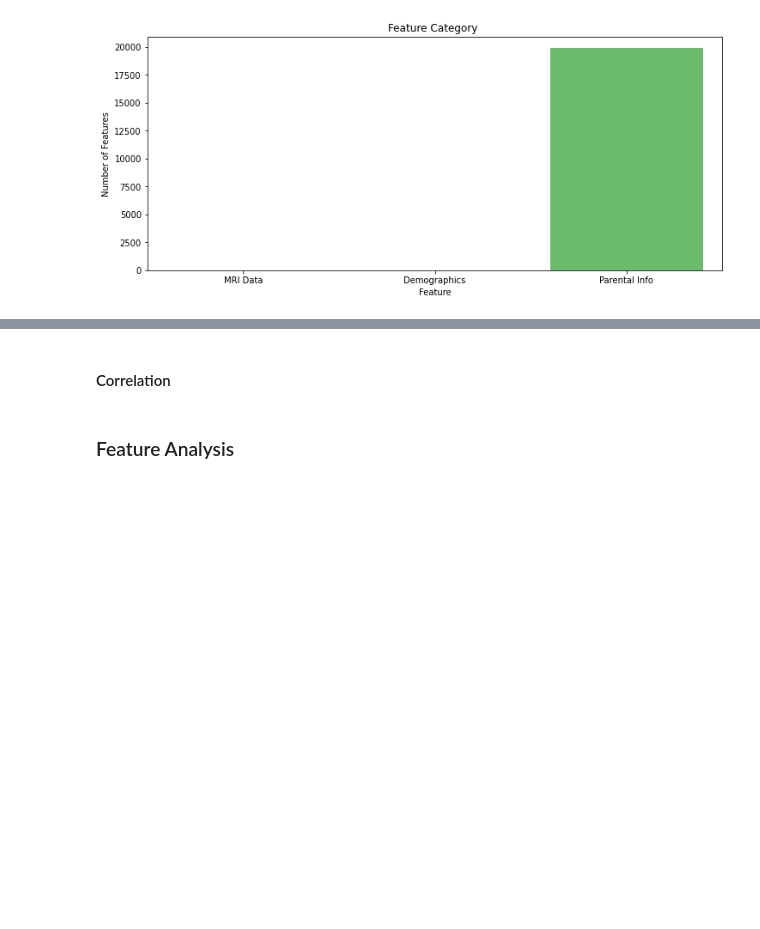
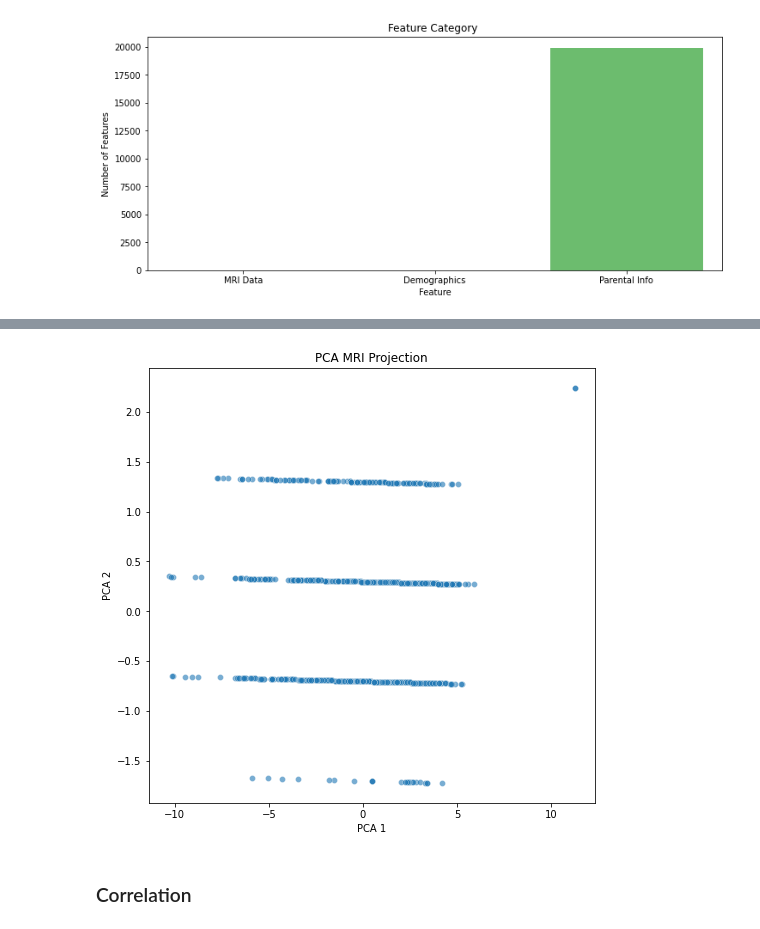
Before and after one commit to Edna722/WIDS-Datathon, a Jupyter notebook: wids.ipynb, the cells around one changed output, grey strips where cells are left out. Saved outputs shown, nothing was run; the diff lists cells and outputs as text; code cells hidden in the pictures; blank space fills up the shorter version.

```diff
--- a/wids.ipynb
+++ b/wids.ipynb
@@ -300,0 +338,14 @@ Passing `palette` without assigning `hue` is deprecated and will be removed in v
+# %%
+# PCA in 2 dimension
+pca = PCA(n_components=2)
+X_pca = pca.fit_transform(X_mri)
+
+# Plot
+plt.figure(figsize=(8, 8))
+sns.scatterplot(x= X_pca[:, 0], y=X_pca[:,1], alpha = 0.6)
+plt.title("PCA MRI Projection")
+plt.xlabel("PCA 1")
+plt.ylabel("PCA 2")
+plt.show()
+# %% [output]
+[figure, added]
@@ -301,5 +358,5 @@ Passing `palette` without assigning `hue` is deprecated and will be removed in v
 # %% [markdown]
-#### Correlation
+### Correlation
 # %%
 # # Exclude participant_id for correlation but keep the original dataset unchanged
 # corr_matrix = train_data.drop(columns=['participant_id']).corr(method='spearman')
@@ -316,5 +373,3 @@ Passing `palette` without assigning `hue` is deprecated and will be removed in v
 # sns.heatmap(corr_matrix, annot = True, cmap = 'coolwarm', fmt = '2f', vmin = -1, vmax= 1)
 # plt.title("Training Correlation")
 # plt.show()
-# %% [markdown]
-### Feature Analysis
```
Also changed, not shown: parts of 10 cells of this notebook.
